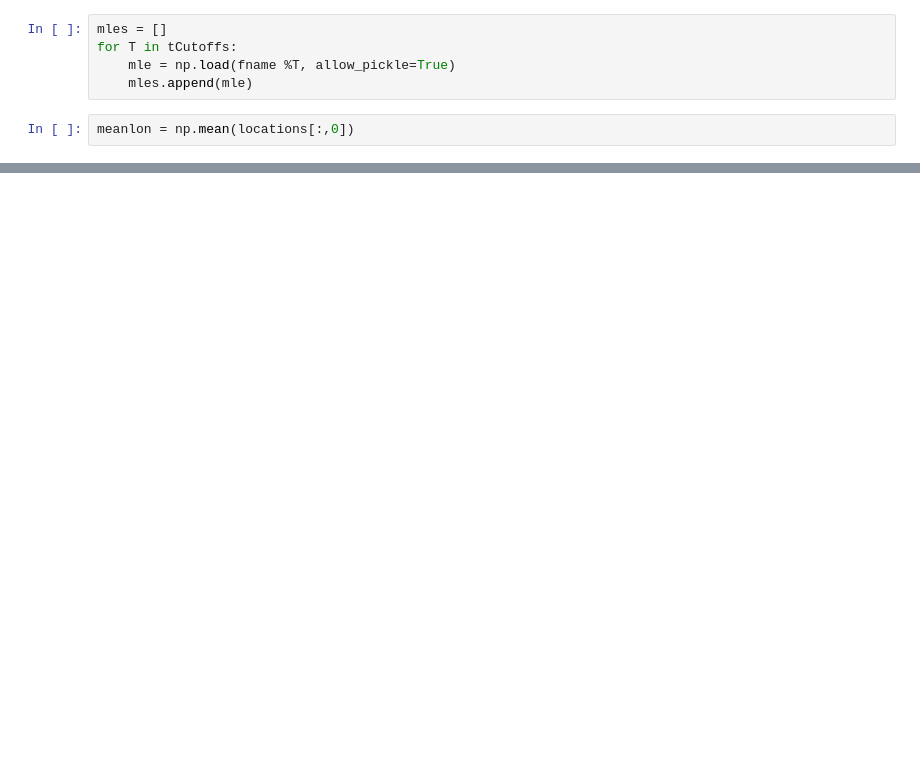
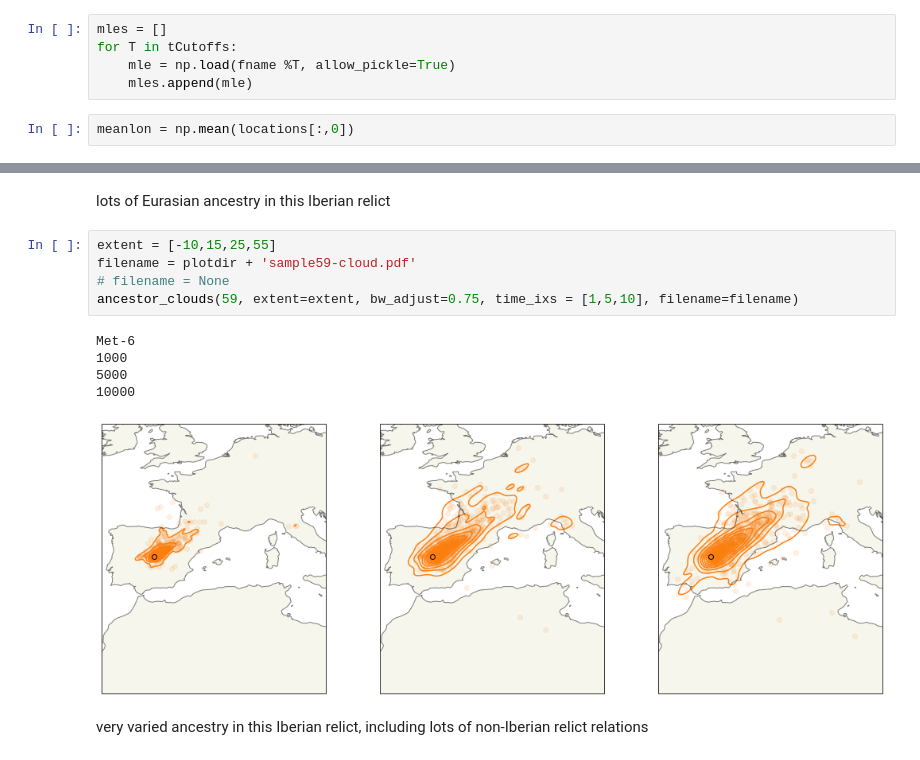
Before and after one commit to mmosmond/sparg-ms, a Jupyter notebook: athaliana/longreads/notebooks/plots.ipynb, the cells around one changed output, grey strips where cells are left out. Cells and saved outputs as stored; diff of their text form; blank space fills up the shorter version.

```diff
--- a/athaliana/longreads/notebooks/plots.ipynb
+++ b/athaliana/longreads/notebooks/plots.ipynb
@@ -129,0 +282,15 @@ plt.show()
+# %% [markdown]
+lots of Eurasian ancestry in this Iberian relict
+# %%
+extent = [-10,15,25,55]
+filename = plotdir + 'sample59-cloud.pdf'
+# filename = None
+ancestor_clouds(59, extent=extent, bw_adjust=0.75, time_ixs = [1,5,10], filename=filename)
+# %% [output]
+Met-6
+1000
+5000
+10000
+[figure, added]
+# %% [markdown]
+very varied ancestry in this Iberian relict, including lots of non-Iberian relict relations
```
Also changed, not shown: parts of 49 cells of this notebook, 2 other files.
